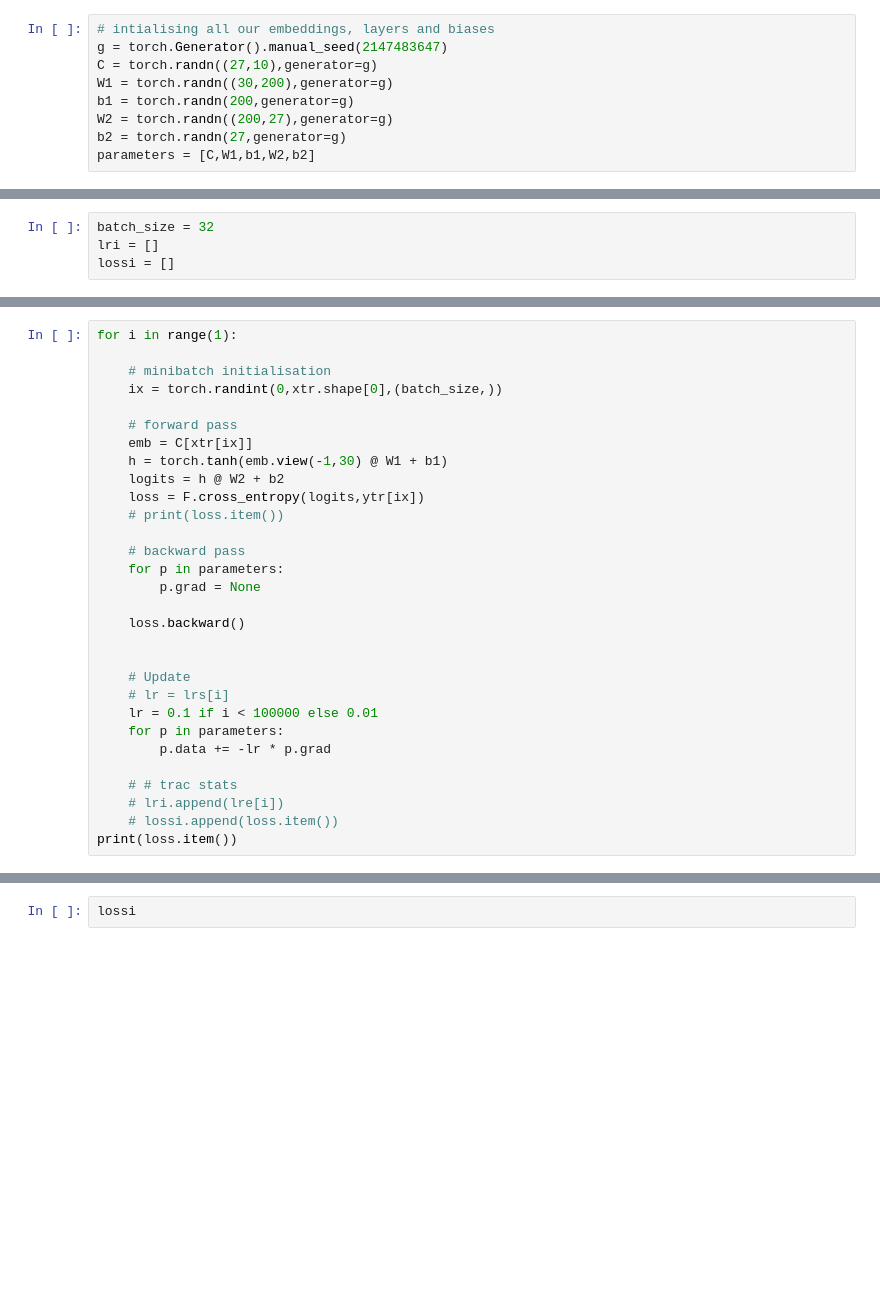
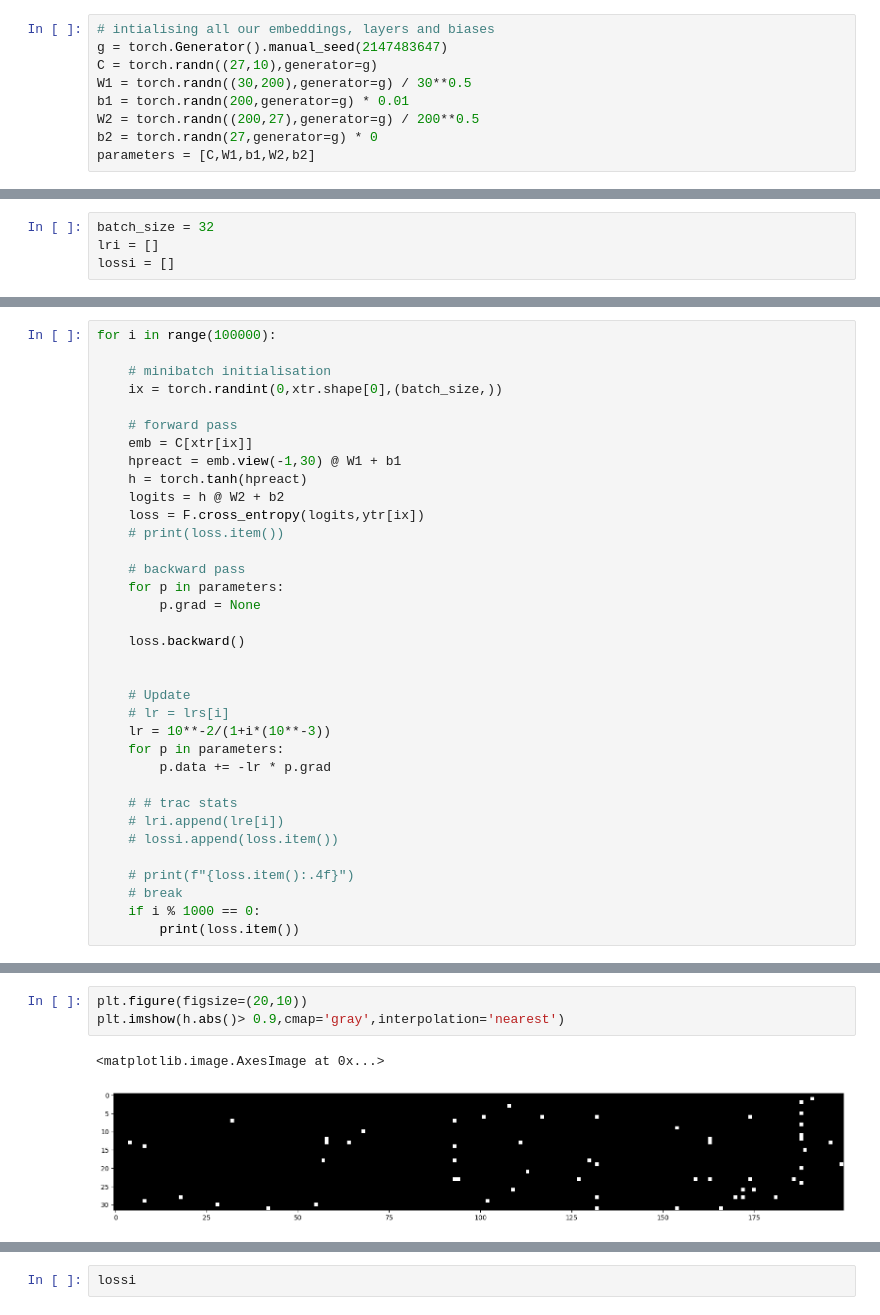
Before and after one commit to godhunter98/neural_networks_zero_to_hero_karpathy_sensei, a Jupyter notebook: nn_hero_zero_2_mlp/mlp.ipynb, the cells around one changed output, grey strips where cells are left out. Cells and saved outputs as stored; diff of their text form; blank space fills up the shorter version.

```diff
--- a/nn_hero_zero_2_mlp/mlp.ipynb
+++ b/nn_hero_zero_2_mlp/mlp.ipynb
@@ -200,10 +182,10 @@ x.shape, y.shape #dataset
 # intialising all our embeddings, layers and biases
 g = torch.Generator().manual_seed(2147483647)
 C = torch.randn((27,10),generator=g)
-W1 = torch.randn((30,200),generator=g)
-b1 = torch.randn(200,generator=g)
-W2 = torch.randn((200,27),generator=g)
-b2 = torch.randn(27,generator=g)
+W1 = torch.randn((30,200),generator=g) / 30**0.5
+b1 = torch.randn(200,generator=g) * 0.01
+W2 = torch.randn((200,27),generator=g) / 200**0.5
+b2 = torch.randn(27,generator=g) * 0
 parameters = [C,W1,b1,W2,b2]
 # %%
 z = []
@@ -271,12 +264,13 @@ lossi = []
 # %%
-for i in range(1):
+for i in range(100000):
 
     # minibatch initialisation
     ix = torch.randint(0,xtr.shape[0],(batch_size,))
 
     # forward pass
     emb = C[xtr[ix]]
-    h = torch.tanh(emb.view(-1,30) @ W1 + b1)
+    hpreact = emb.view(-1,30) @ W1 + b1
+    h = torch.tanh(hpreact)
     logits = h @ W2 + b2
     loss = F.cross_entropy(logits,ytr[ix])
     # print(loss.item())
@@ -290,12 +284,16 @@ for i in range(1):
 
     # Update
     # lr = lrs[i]
-    lr = 0.1 if i < 100000 else 0.01
+    lr = 10**-2/(1+i*(10**-3))
     for p in parameters:
         p.data += -lr * p.grad
 
     # # trac stats
     # lri.append(lre[i])
     # lossi.append(loss.item())
-print(loss.item())
+
+    # print(f"{loss.item():.4f}")
+    # break
+    if i % 1000 == 0:
+        print(loss.item())
 # %% [output]
@@ -302,0 +317,6 @@ print(loss.item())
+# %%
+plt.figure(figsize=(20,10))
+plt.imshow(h.abs()> 0.9,cmap='gray',interpolation='nearest')
+# %% [output]
+<matplotlib.image.AxesImage at 0x...>
+[figure, added]
```
Also changed, not shown: parts of 24 cells of this notebook, 9 other files.
